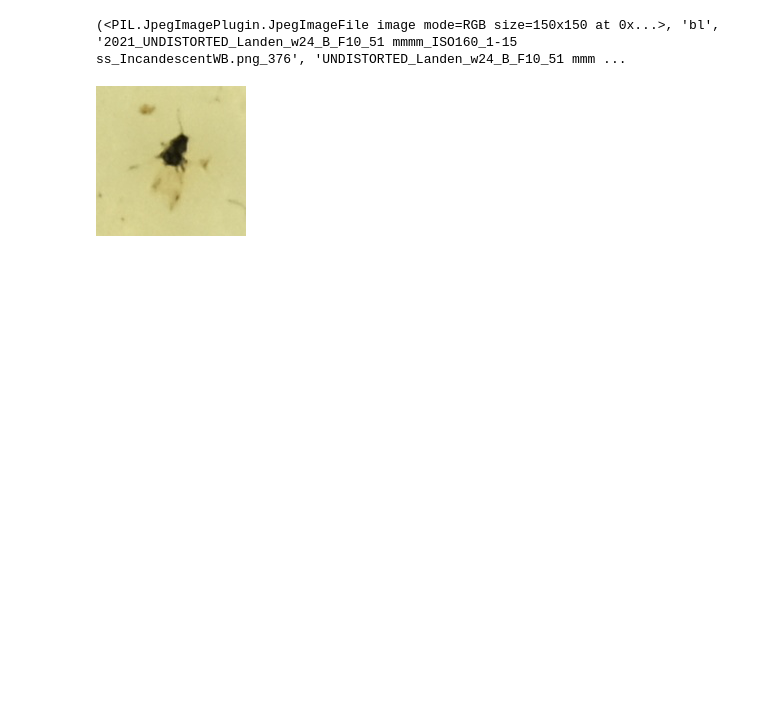
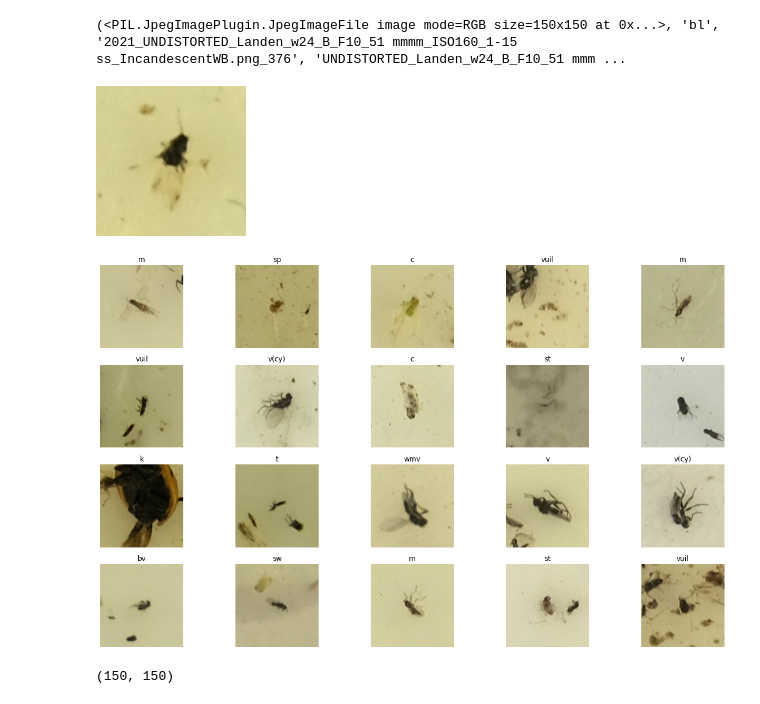
Before and after one commit to kalfasyan/stickybugs-ai, a Jupyter notebook: test.ipynb, the cells around one changed output. Drawn from its saved outputs; the diff is of its cells as text; code cells hidden in the pictures; blank space fills up the shorter version.

Commit message:
added plot_samples function for random plots of imgs

```diff
--- a/test.ipynb
+++ b/test.ipynb
@@ -14,5 +14,5 @@ setting = 'fuji'
 # %% [output]
 Available workers: 8
 # %%
-dfs = DataFrameSet(setting=setting)
+dfs = InsectImgDataset(setting=setting)
 dfs.extract_df_info()
@@ -36,3 +23,11 @@ dfs[n][0]
 # %% [output]
 (<PIL.JpegImagePlugin.JpegImageFile image mode=RGB size=150x150 at 0x...>, 'bl', '2021_UNDISTORTED_Landen_w24_B_F10_51 mmmm_ISO160_1-15 ss_IncandescentWB.png_376', 'UNDISTORTED_Landen_w24_B_F10_51 mmm ...
 [figure]
+# %%
+dfs.plot_samples()
+# %% [output]
+[figure, added]
+# %%
+dfs[0][0].size
+# %% [output]
+(150, 150)
```
Also changed, not shown: parts of 2 cells of this notebook, 1 other file.
